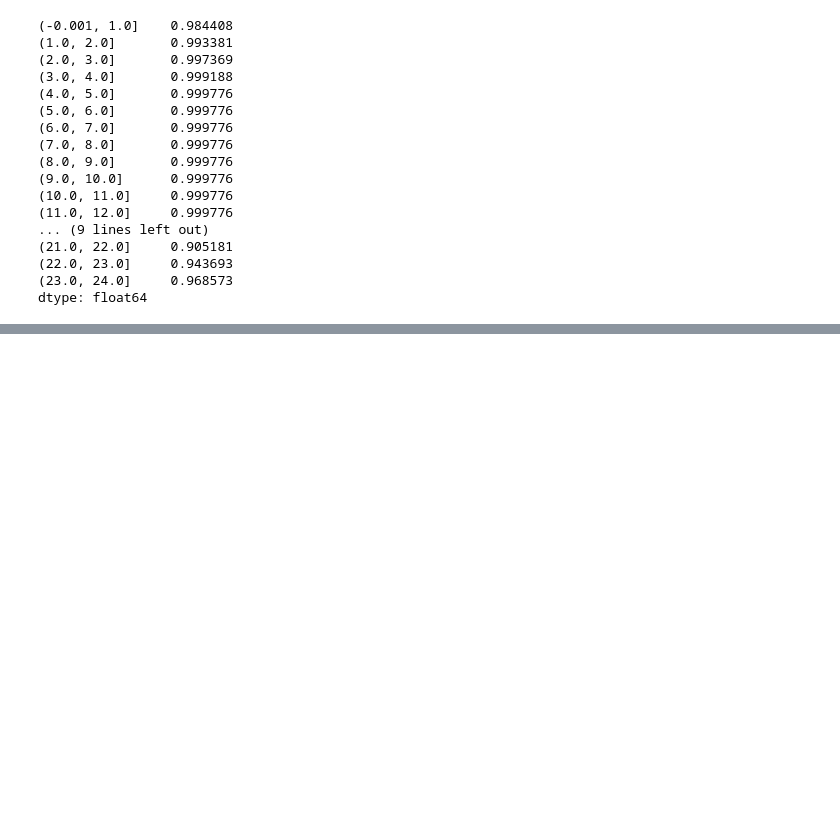
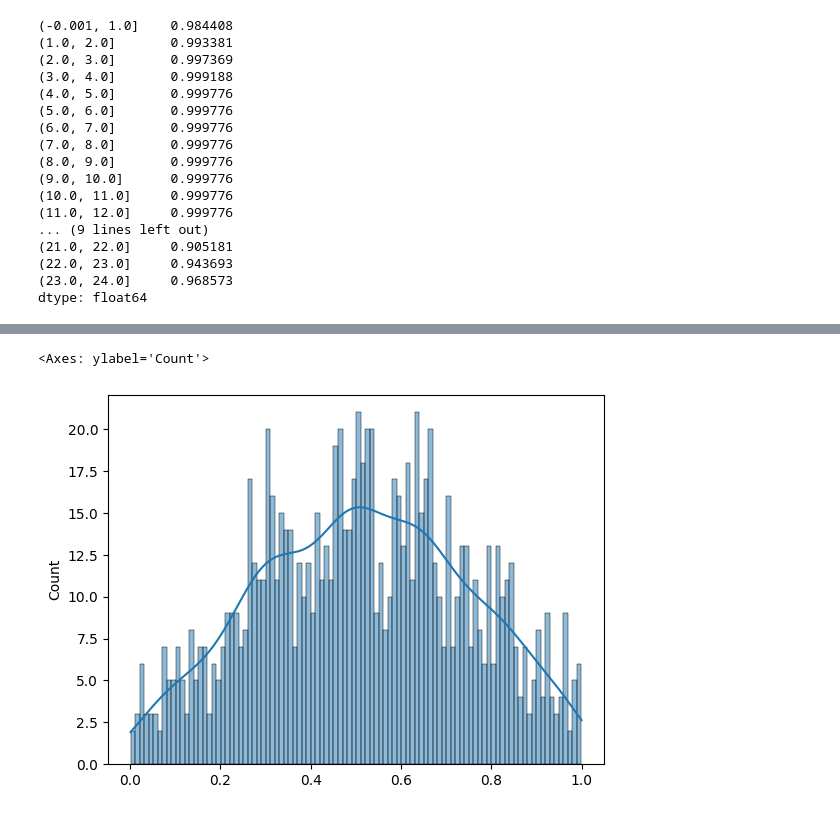
Before and after one commit to TommyNeeld/ev-simulator, a Jupyter notebook: notebooks/app.ipynb, the cells around one changed output, grey strips where cells are left out. Saved outputs shown, nothing was run; the diff lists cells and outputs as text; code cells hidden in the pictures; blank space fills up the shorter version.

```diff
--- a/notebooks/app.ipynb
+++ b/notebooks/app.ipynb
@@ -312,0 +368,28 @@ dtype: float64
+# %%
+no_users = 50
+architype = {
+    1:{
+        'mean_a': 0.52,
+        'std_a': 0.3
+    },
+}
+
+user_samples = []
+for _ in range(no_users):
+    # soc
+    user_sample = user_dist(architype[1]['mean_a'], architype[1]['std_a'])
+    user_samples.append(user_sample)
+
+# plot each user in user_samples
+architypes_dist = norm(0.52, 0.3)
+random_state = RandomState()
+inverse_cdf = NumericalInversePolynomial(architypes_dist, domain=domain)
+
+#
+
+sns.histplot(user_samples, bins=100, kde=True, alpha=0.5)
+# %%
+sns.histplot(inverse_cdf.rvs(size=1000,  random_state=random_state), bins=100, kde=True)
+# %% [output]
+<Axes: ylabel='Count'>
+[figure, added]
```
Also changed, not shown: parts of 6 cells of this notebook, 32 other files.
